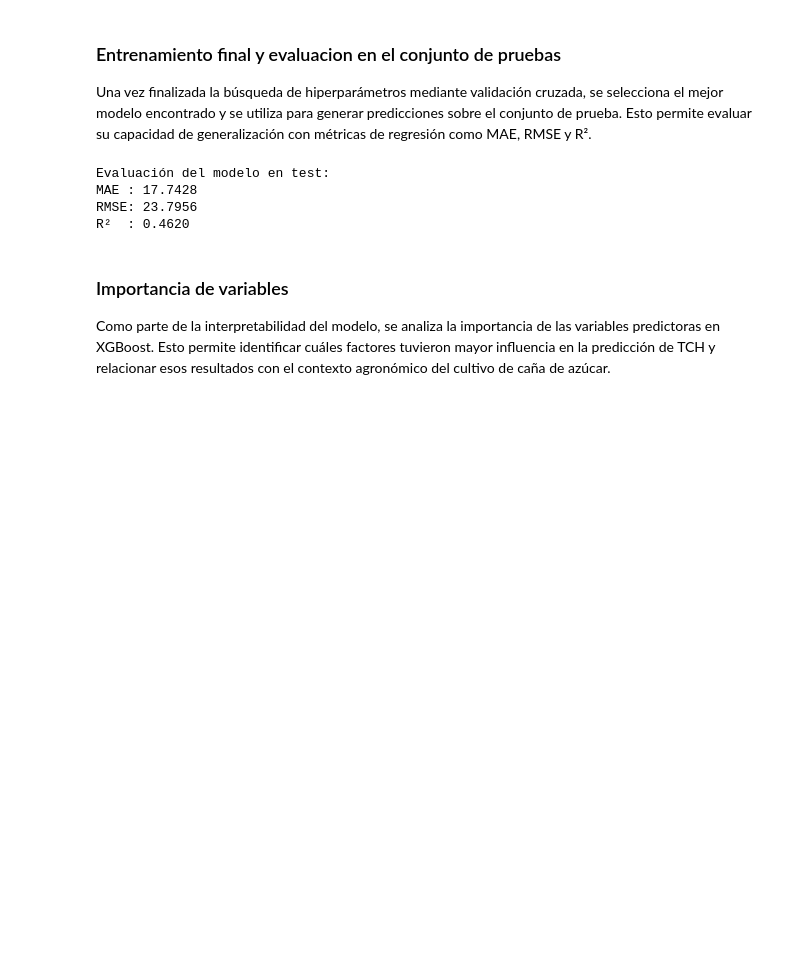
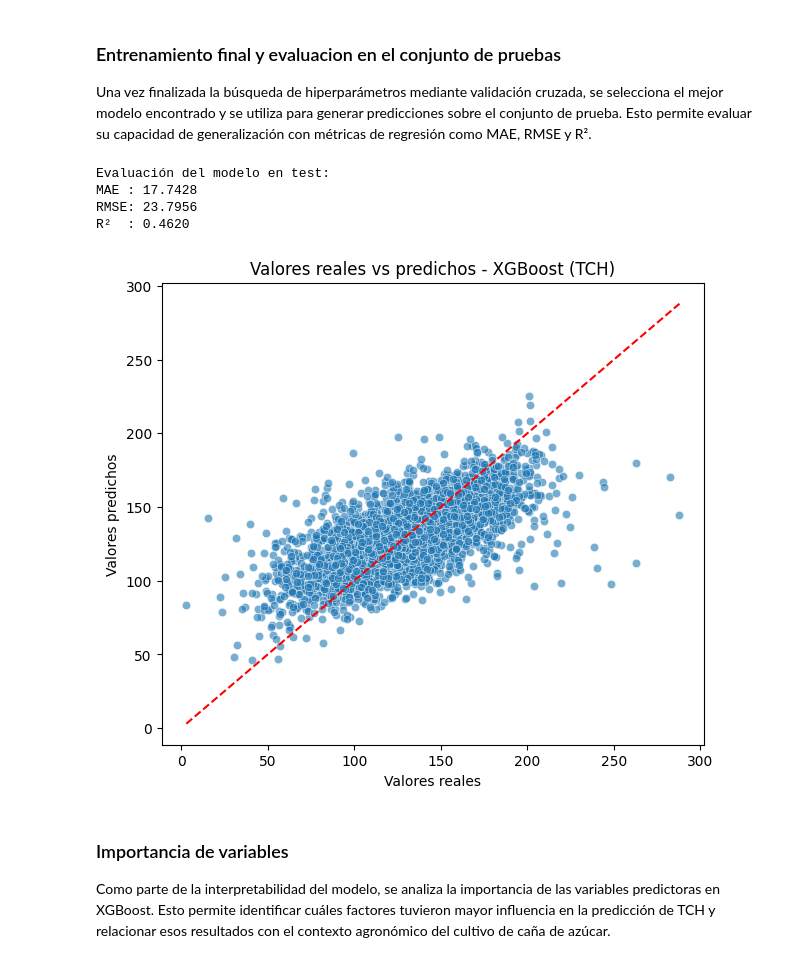
Before and after one commit to luiscadn/ProvidenciaCane-Harvest-Forecasting-ML, a Jupyter notebook: notebooks/05_XGBoost_Comparison.ipynb, the cells around one changed output. Cells and saved outputs as stored; diff of their text form; code cells hidden in the pictures; blank space fills up the shorter version.

Commit message:
Agregadno graficas en XGboost

```diff
--- a/notebooks/05_XGBoost_Comparison.ipynb
+++ b/notebooks/05_XGBoost_Comparison.ipynb
@@ -155,24 +155,39 @@ Una vez finalizada la búsqueda de hiperparámetros mediante validación cruzada
 # %%
 # Mejor modelo encontrado por GridSearch
 best_model = grid_search.best_estimator_
 
 # Predicciones sobre el conjunto de prueba
 y_pred = best_model.predict(X_test)
 
 # Métricas de evaluación
 mae = mean_absolute_error(y_test, y_pred)
 rmse = np.sqrt(mean_squared_error(y_test, y_pred))
 r2 = r2_score(y_test, y_pred)
 
 print("Evaluación del modelo en test:")
 print(f"MAE : {mae:.4f}")
 print(f"RMSE: {rmse:.4f}")
 print(f"R²  : {r2:.4f}")
+
+# Gráfico de valores reales vs predichos
+plt.figure(figsize=(7,6))
+sns.scatterplot(x=y_test, y=y_pred, alpha=0.6)
+
+# Línea ideal y = x
+min_val = min(y_test.min(), y_pred.min())
+max_val = max(y_test.max(), y_pred.max())
+plt.plot([min_val, max_val], [min_val, max_val], color='red', linestyle='--')
+
+plt.title('Valores reales vs predichos - XGBoost (TCH)')
+plt.xlabel('Valores reales')
+plt.ylabel('Valores predichos')
+plt.show()
 # %% [output]
 Evaluación del modelo en test:
 MAE : 17.7428
 RMSE: 23.7956
 R²  : 0.4620
+[figure, added]
 # %% [markdown]
 ### Importancia de variables
 
```
Also changed, not shown: parts of 2 cells of this notebook, 6 other files.
